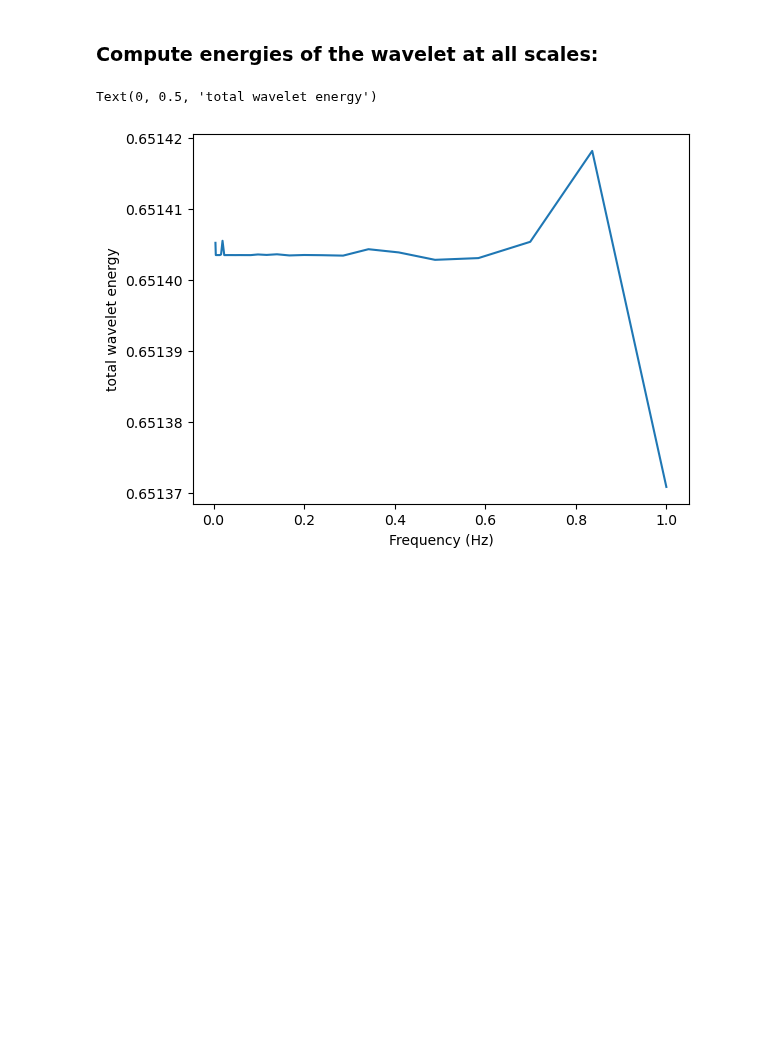
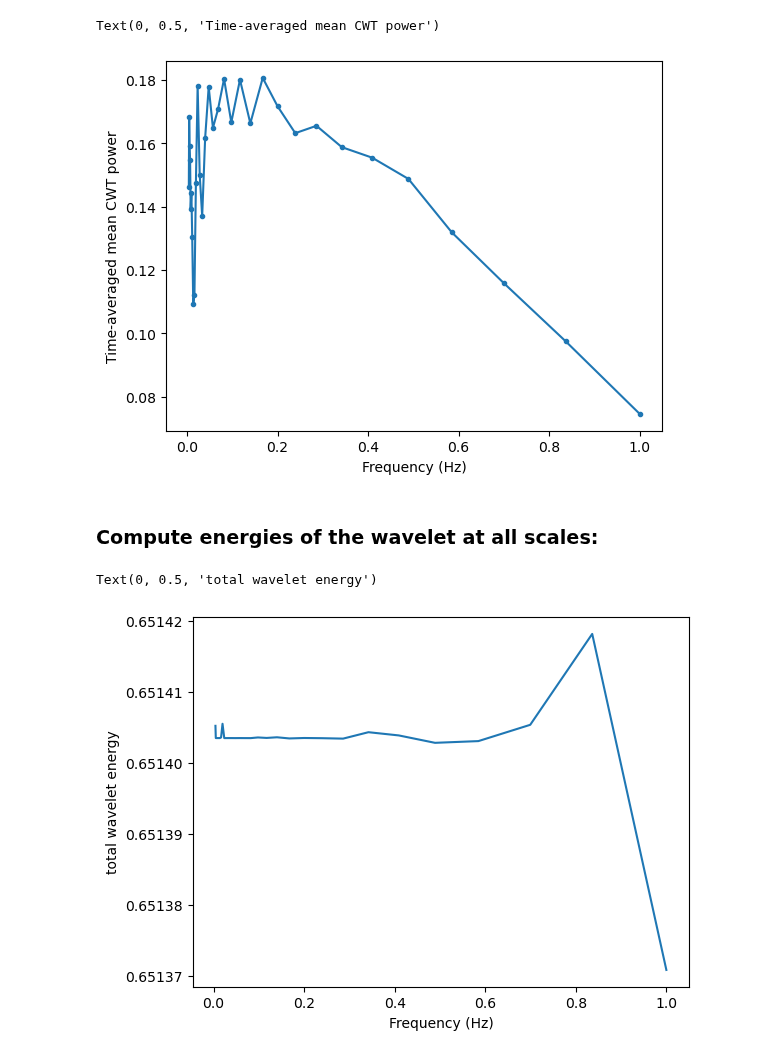
Before and after one commit to Maliboue/time_freq_lib, a Jupyter notebook: examples/check_cwt/cwt_of_white_noise.ipynb, the cells around one changed output. Saved outputs shown, nothing was run; the diff lists cells and outputs as text; code cells hidden in the pictures; blank space fills up the shorter version.

```diff
--- a/examples/check_cwt/cwt_of_white_noise.ipynb
+++ b/examples/check_cwt/cwt_of_white_noise.ipynb
@@ -32,3 +36,20 @@ plt.plot(res.scales, np.array(ps).mean(axis=0), marker='.')
+# %%
+ps = []
+
+for xi in x:
+
+    res = wf.cwt_with_coi(xi, t, freq_min=fmin, freq_max=fmax, nscales=32, bandwidth=5, central_freq=2) # Wavelet = 'cmor5-2'
+
+    ps.append((res.wt_amp**2).mean('t').data)
+freqs = res.f.data
+# %%
+plt.plot(res.f, np.array(ps).mean(axis=0), marker='.')
+# plt.xscale('log')
+plt.xlabel('Frequency (Hz)')
+plt.ylabel('Time-averaged mean CWT power')
+# %% [output]
+Text(0, 0.5, 'Time-averaged mean CWT power')
+[figure, added]
 # %% [markdown]
 ### Compute energies of the wavelet at all scales:
 # %%
```
Also changed, not shown: parts of 4 cells of this notebook, 1 other file.
